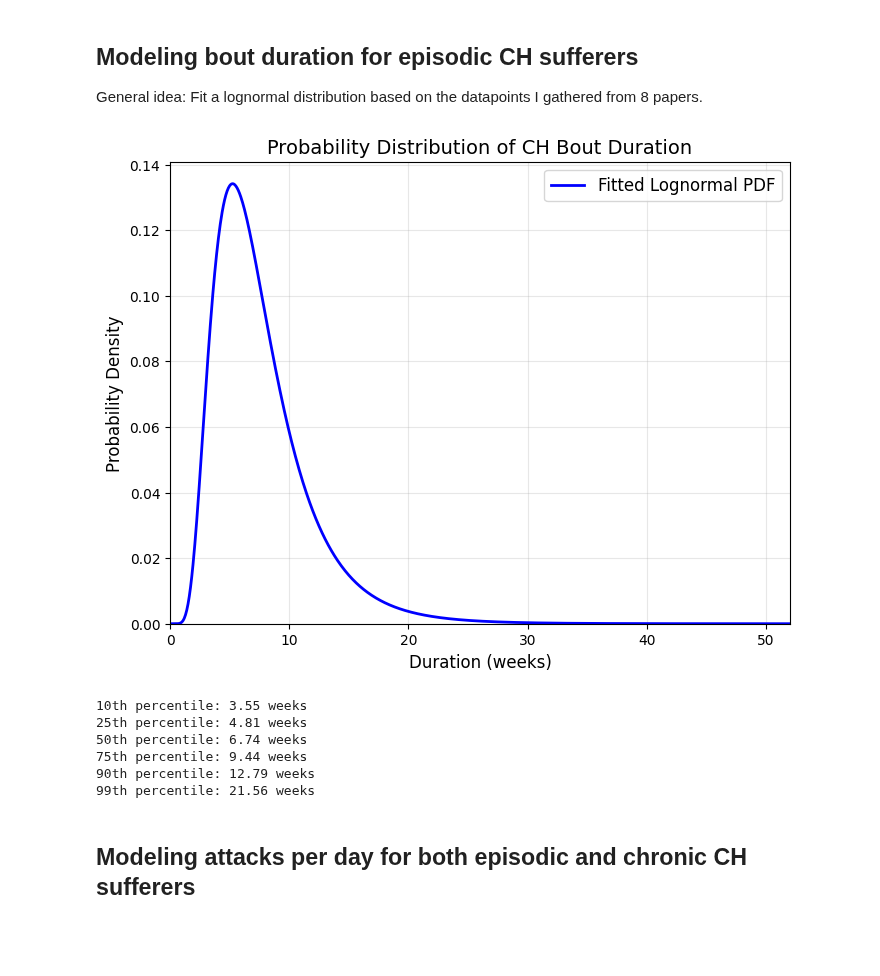
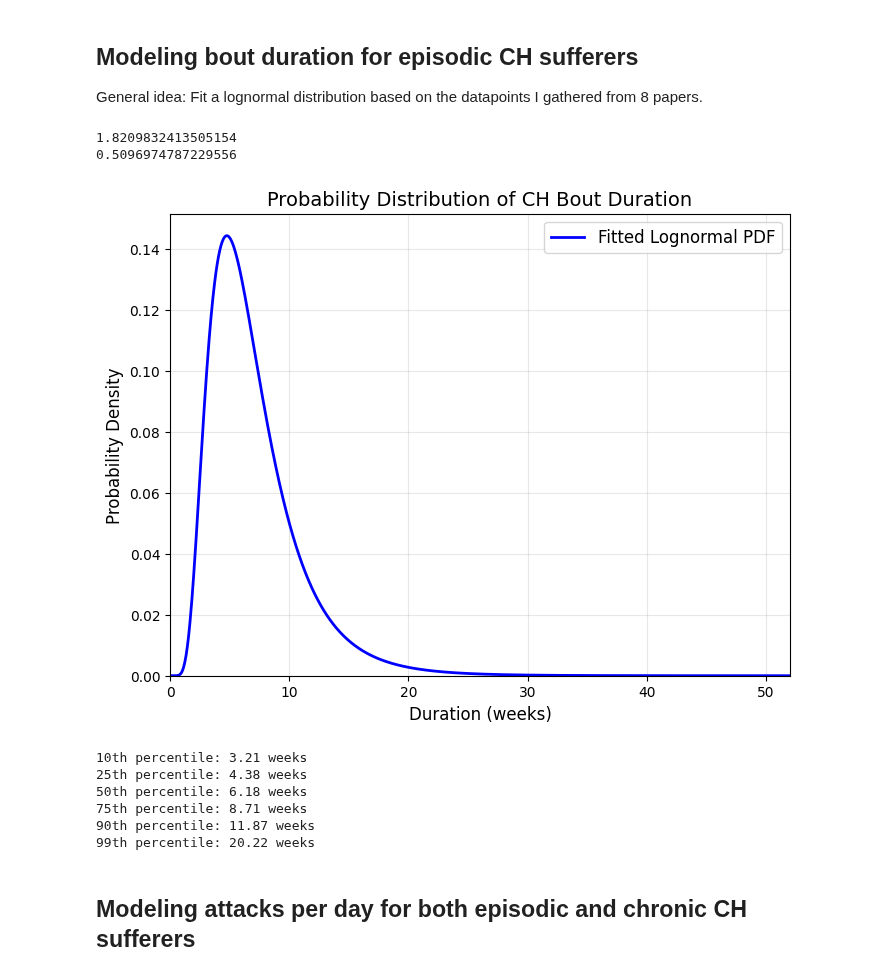
Before and after one commit to aph-research/cluster-headaches, a Jupyter notebook: Cluster headache full model.ipynb, the cells around one changed output. Drawn from its saved outputs; the diff is of its cells as text; code cells hidden in the pictures; blank space fills up the shorter version.

```diff
--- a/Cluster headache full model.ipynb
+++ b/Cluster headache full model.ipynb
@@ -131,8 +131,11 @@ sample_sizes.append(209)
 
 # Li et al. (2022)
 total_li = 327
+original_proportions = np.array([0.104, 0.235, 0.502, 0.131])
+sum_proportions = np.sum(original_proportions)
+new_proportions = original_proportions / sum_proportions
 data.extend([1, gmean([2, 4]), gmean([4, 8]), 8])
-sample_sizes.extend([int(0.104 * total_li), int(0.235 * total_li), int(0.502 * total_li), int(0.131 * total_li)])
+sample_sizes.extend([int(prop * total_li) for prop in new_proportions])
 
 # Friedman & Mikropoulos (1958)
 data.append(gmean([6, 8]))
@@ -148,9 +151,9 @@ sample_sizes.append(60)
 
 # Sutherland & Eadie (1972)
 total_sutherland = 58
-data.extend([gmean([0, 4]), gmean([5, 13]), gmean([14, 26]), gmean([27, 52])])
+data.extend([np.mean([0, 4]), gmean([5, 13]), gmean([14, 26]), gmean([27, 52])])
 sample_sizes.extend([int(0.23 * total_sutherland), int(0.45 * total_sutherland),
-                     int(0.19 * total_sutherland), int(0.04 * total_sutherland)])
+                     int(0.19 * total_sutherland), int(0.14 * total_sutherland)])
 
 # Rozen & Fishman (2012)
 data.append(10.3)
@@ -171,40 +174,44 @@ weights = sample_sizes / np.sum(sample_sizes)
 def neg_log_likelihood(params):
     mu, sigma = params
     return -np.sum(weights * lognorm.logpdf(data, s=sigma, scale=np.exp(mu)))
 
 initial_params = [np.log(np.average(data, weights=weights)), 0.5]
 result = minimize(neg_log_likelihood, initial_params, method='Nelder-Mead')
 optimal_mu, optimal_sigma = result.x
+print(optimal_mu)
+print(optimal_sigma)
 
 # Plotting
 plt.figure(figsize=(8, 6))
 
 x = np.linspace(0, 52, 1000)
 plt.plot(x, lognorm.pdf(x, s=optimal_sigma, scale=np.exp(optimal_mu)), 'b-', lw=2,
          label='Fitted Lognormal PDF')
 
 plt.title('Probability Distribution of CH Bout Duration', fontsize=14)
 plt.xlabel('Duration (weeks)', fontsize=12)
 plt.ylabel('Probability Density', fontsize=12)
 plt.xlim(0, 52)
 plt.ylim(bottom=0)
 plt.legend(fontsize=12)
 plt.grid(True, alpha=0.3)
 plt.show()
 
 # Print percentiles
 percentiles = [10, 25, 50, 75, 90, 99]
 values = lognorm.ppf(np.array(percentiles) / 100, s=optimal_sigma, scale=np.exp(optimal_mu))
 for p, v in zip(percentiles, values):
     print(f"{p}th percentile: {v:.2f} weeks")
 # %% [output]
+1.8209832413505154
+0.5096974787229556
-[figure, old version]
+[figure, new version]
-10th percentile: 3.55 weeks
-25th percentile: 4.81 weeks
-50th percentile: 6.74 weeks
-75th percentile: 9.44 weeks
-90th percentile: 12.79 weeks
-99th percentile: 21.56 weeks
+10th percentile: 3.21 weeks
+25th percentile: 4.38 weeks
+50th percentile: 6.18 weeks
+75th percentile: 8.71 weeks
+90th percentile: 11.87 weeks
+99th percentile: 20.22 weeks
 # %% [markdown]
 ## Modeling attacks per day for both episodic and chronic CH sufferers
 # %%
```
Also changed, not shown: parts of 2 cells of this notebook, 2 other files.
